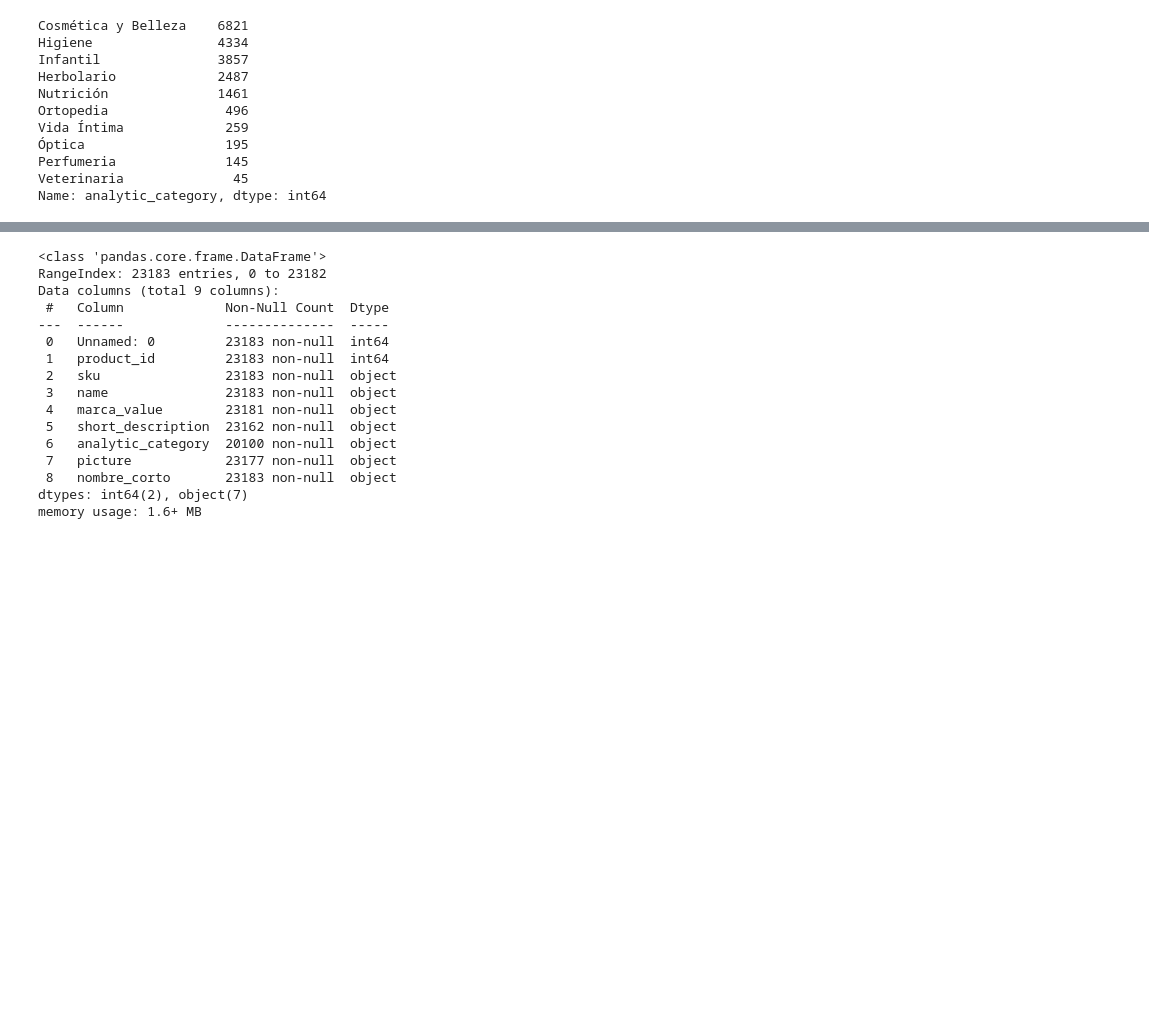
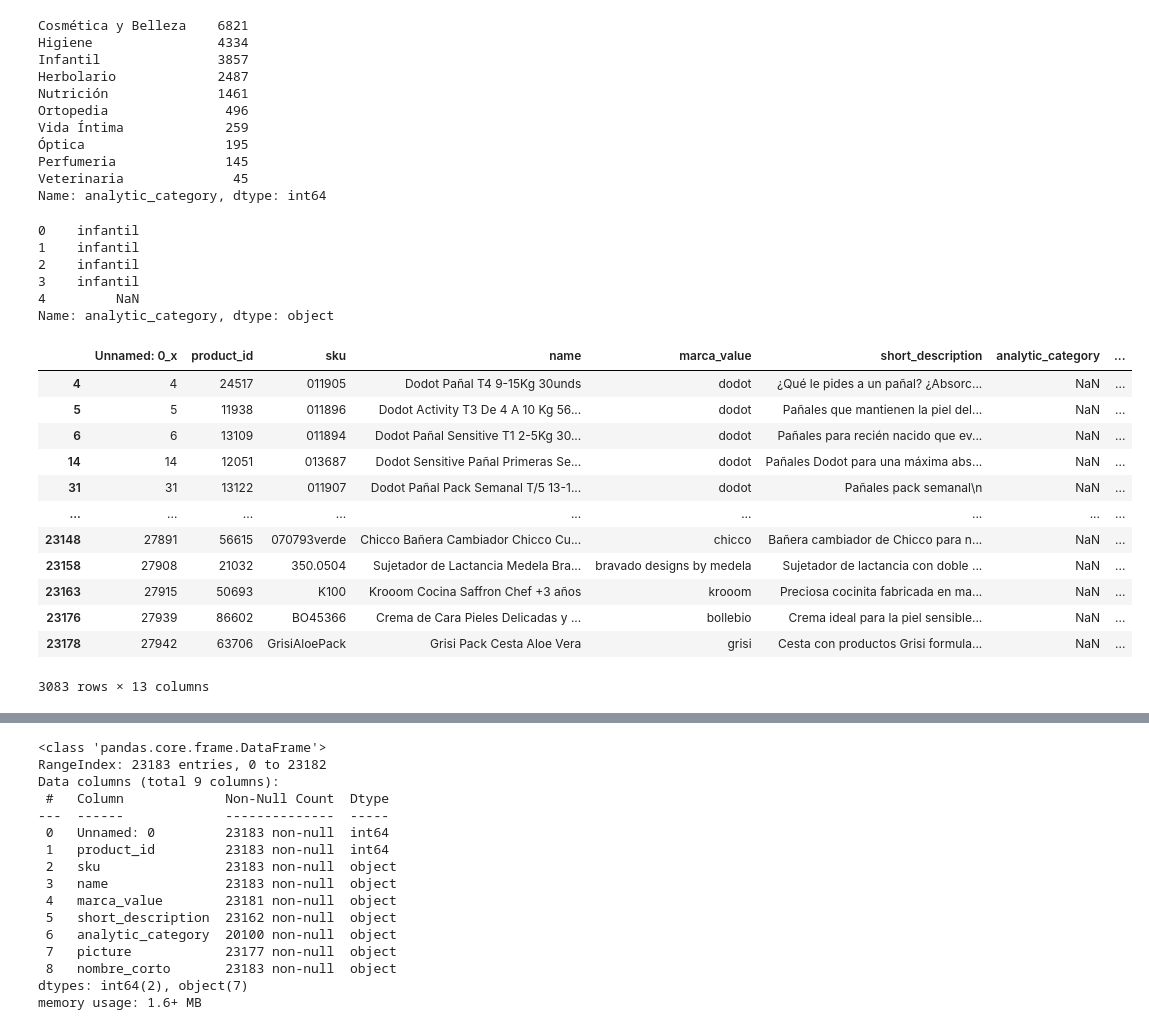
Before and after one commit to Jpardo07/DatathonProject, a Jupyter notebook: Join_products.ipynb, the cells around one changed output, grey strips where cells are left out. Cells and saved outputs as stored; diff of their text form; code cells hidden in the pictures; blank space fills up the shorter version.

```diff
--- a/Join_products.ipynb
+++ b/Join_products.ipynb
@@ -74,6 +87,34 @@ Vida Íntima             259
 Perfumeria              145
 Veterinaria              45
 Name: analytic_category, dtype: int64
+# %%
+#Para unificar categorias pasamos a lower:
+products_full["analytic_category"] = products_full["analytic_category"].str.lower()
+# %%
+products_full["analytic_category"].head()
+# %% [output]
+0    infantil
+1    infantil
+2    infantil
+3    infantil
+4         NaN
+Name: analytic_category, dtype: object
+# %%
+products_full[products_full["analytic_category"].isna()]
+# %% [output]
+|  | Unnamed: 0_x | product_id | sku | name | marca_value | short_description | analytic_category | ... |
+| 4 | 4 | 24517 | 011905 | Dodot Pañal T4 9-15Kg 30unds | dodot | ¿Qué le pides a un pañal? ¿Absorc... | NaN | ... |
+| 5 | 5 | 11938 | 011896 | Dodot Activity T3 De 4 A 10 Kg 56... | dodot | Pañales que mantienen la piel del... | NaN | ... |
+| 6 | 6 | 13109 | 011894 | Dodot Pañal Sensitive T1 2-5Kg 30... | dodot | Pañales para recién nacido que ev... | NaN | ... |
+| 14 | 14 | 12051 | 013687 | Dodot Sensitive Pañal Primeras Se... | dodot | Pañales Dodot para una máxima abs... | NaN | ... |
+| 31 | 31 | 13122 | 011907 | Dodot Pañal Pack Semanal T/5 13-1... | dodot | Pañales pack semanal\n | NaN | ... |
+| ... | ... | ... | ... | ... | ... | ... | ... | ... |
+| 23148 | 27891 | 56615 | 070793verde | Chicco Bañera Cambiador Chicco Cu... | chicco | Bañera cambiador de Chicco para n... | NaN | ... |
+| 23158 | 27908 | 21032 | 350.0504 | Sujetador de Lactancia Medela Bra... | bravado designs by medela | Sujetador de lactancia con doble ... | NaN | ... |
+| 23163 | 27915 | 50693 | K100 | Krooom Cocina Saffron Chef +3 años | krooom | Preciosa cocinita fabricada en ma... | NaN | ... |
+| 23176 | 27939 | 86602 | BO45366 | Crema de Cara Pieles Delicadas y ... | bollebio | Crema ideal para la piel sensible... | NaN | ... |
+| 23178 | 27942 | 63706 | GrisiAloePack | Grisi Pack Cesta Aloe Vera | grisi | Cesta con productos Grisi formula... | NaN | ... |
+3083 rows × 13 columns
 # %%
 products_full.info()
 # %% [output]
```
Also changed, not shown: parts of 39 cells of this notebook.
